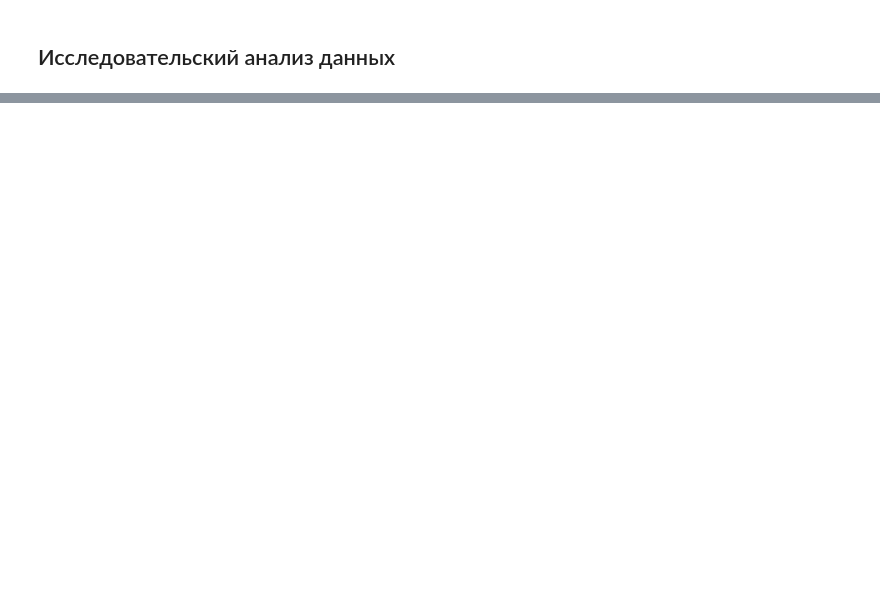
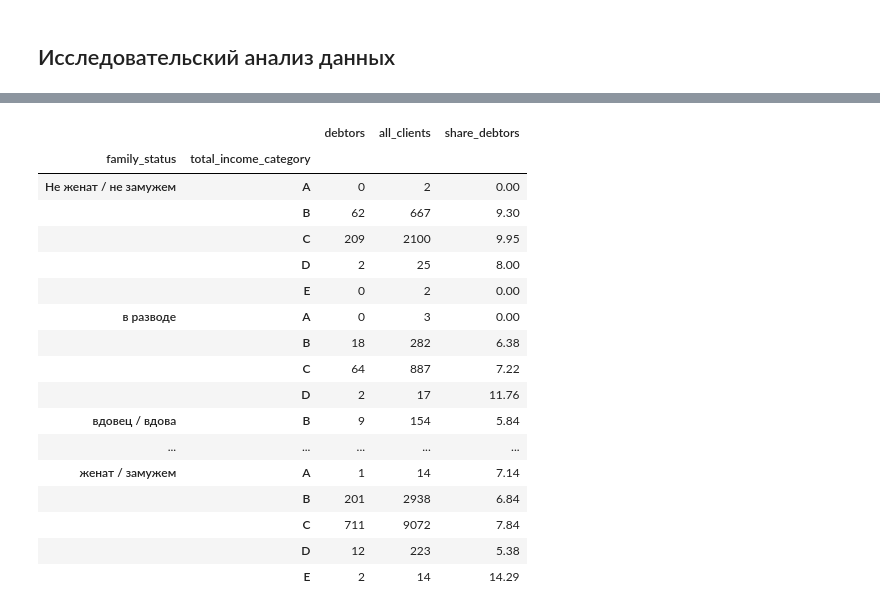
Before and after one commit to MrKostas/YandexPractikum_projects, a Jupyter notebook: notebooks/SecondPetProject_DataPreprocessing.ipynb, the cells around one changed output, grey strips where cells are left out. Drawn from its saved outputs; the diff is of its cells as text; code cells hidden in the pictures; blank space fills up the shorter version.

```diff
--- a/notebooks/SecondPetProject_DataPreprocessing.ipynb
+++ b/notebooks/SecondPetProject_DataPreprocessing.ipynb
@@ -47,7 +50,7 @@ import numpy as np #для работы с объектами линейной
 import matplotlib.pyplot as plt # для визуализации данных
 # %%
 # инициализация переменной 'data' и загрузка набора данных
-data = pd.read_csv('C:/Users/User/Desktop/YandexPractikum_projects/datasets/data.csv')
+data = pd.read_csv('~/Desktop/YandexPraktikum_projects/datasets/data.csv')
 
 # вывод на экран перечня столбцов датасета
 for column in data.columns.to_list():
@@ -374,0 +445,27 @@ data['purpose_category'] = data['purpose'].apply(categorize_purpose)
+# %%
+# отдельно сформируем свод по семейному положению и уровню дохода
+famIncome_pivot = (data.groupby(['family_status', 'total_income_category'])
+                   .agg({'debt' : 'sum', 'dob_years' : 'count'})
+                   .rename(columns = {'debt' : 'debtors', 'dob_years' : 'all_clients'}))
+famIncome_pivot['share_debtors'] = round(famIncome_pivot['debtors'] * 100 / famIncome_pivot['all_clients'], 2)
+
+famIncome_pivot
+# %% [output]
+|  |  | debtors | all_clients | share_debtors |
+| family_status | total_income_category |  |  |  |
+| Не женат / не замужем | A | 0 | 2 | 0.00 |
+|  | B | 62 | 667 | 9.30 |
+|  | C | 209 | 2100 | 9.95 |
+|  | D | 2 | 25 | 8.00 |
+|  | E | 0 | 2 | 0.00 |
+| в разводе | A | 0 | 3 | 0.00 |
+|  | B | 18 | 282 | 6.38 |
+|  | C | 64 | 887 | 7.22 |
+|  | D | 2 | 17 | 11.76 |
+| вдовец / вдова | B | 9 | 154 | 5.84 |
+| ... | ... | ... | ... | ... |
+| женат / замужем | A | 1 | 14 | 7.14 |
+|  | B | 201 | 2938 | 6.84 |
+|  | C | 711 | 9072 | 7.84 |
+|  | D | 12 | 223 | 5.38 |
+|  | E | 2 | 14 | 14.29 |
```
Also changed, not shown: parts of 21 cells of this notebook.
